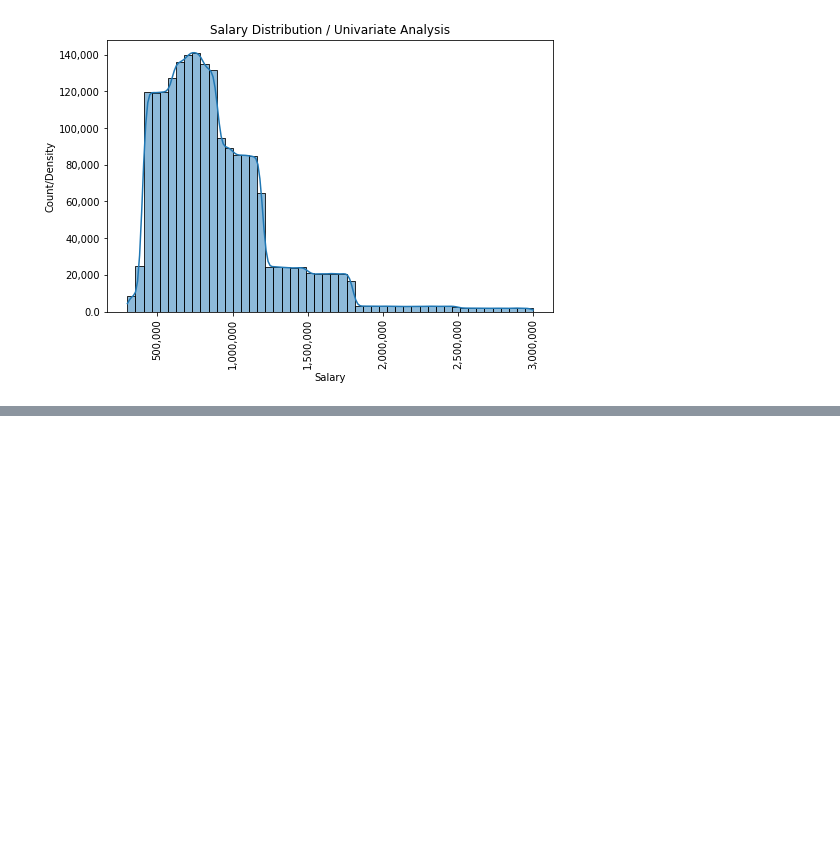
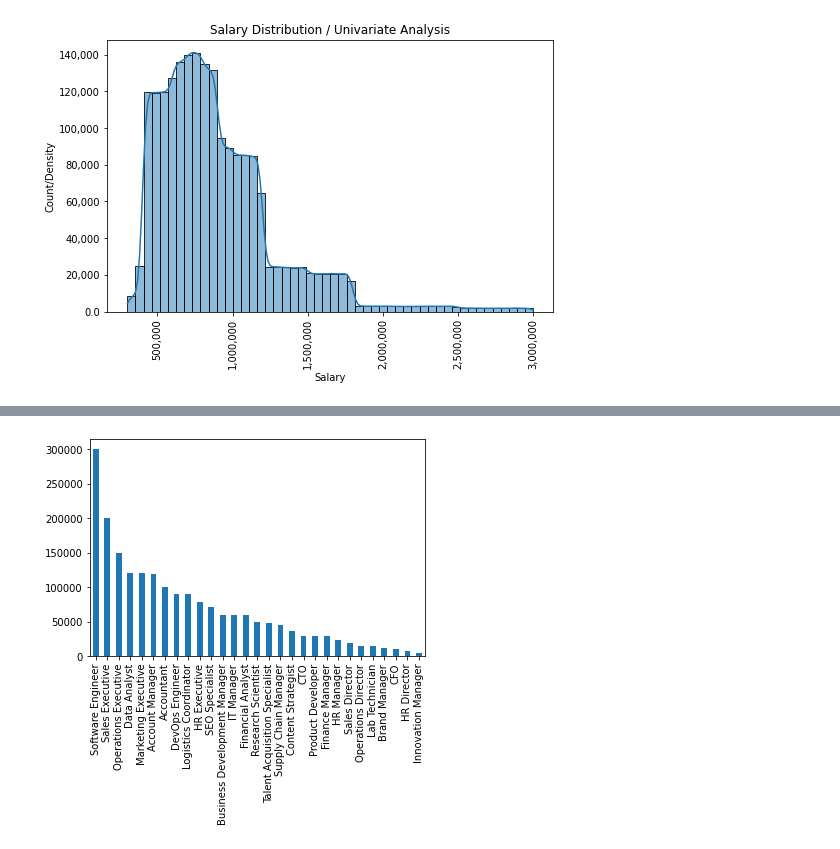
Before and after one commit to HetalVinchhi/hr-data-analysis, a Jupyter notebook: notebooks/01_hr_data_eda.ipynb, the cells around one changed output, grey strips where cells are left out. Saved outputs shown, nothing was run; the diff lists cells and outputs as text; code cells hidden in the pictures; blank space fills up the shorter version.

```diff
--- a/notebooks/01_hr_data_eda.ipynb
+++ b/notebooks/01_hr_data_eda.ipynb
@@ -283,0 +350,6 @@ plt.show()
+# %%
+plt.Figure(figsize=(14,6))
+df['Job_Title'].value_counts().plot(kind='bar')
+plt.show()
+# %% [output]
+[figure, added]
```
Also changed, not shown: parts of 14 cells of this notebook, 1 other file.
